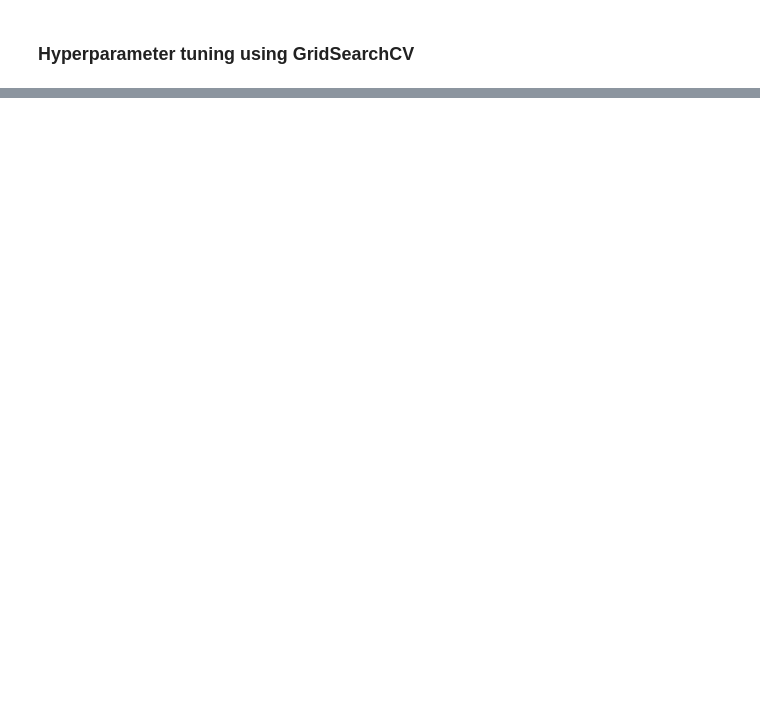
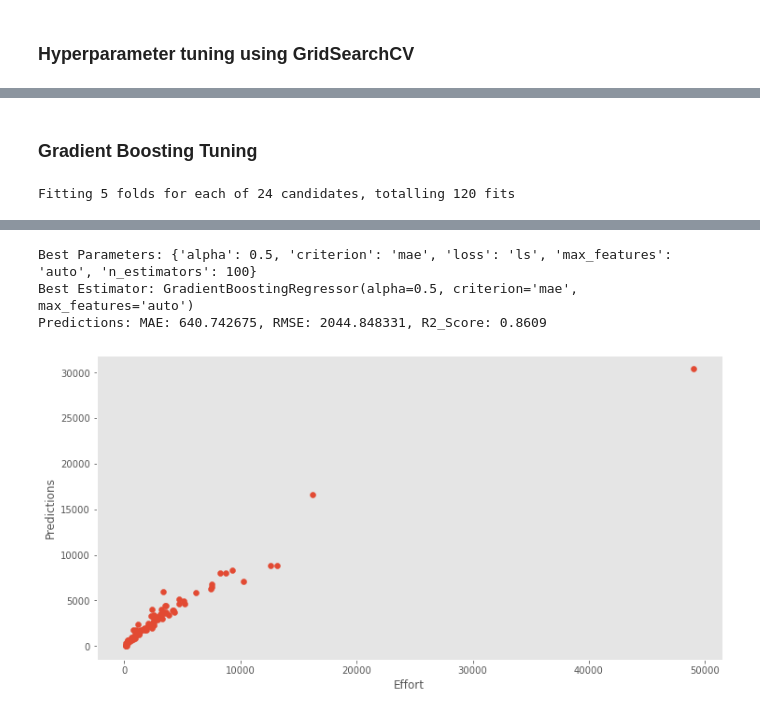
Before and after one commit to bharatnilam/Software-Effort-Estimation-Using-Machine-Learning-Techniques, a Jupyter notebook: China/ch_effort_estimation_final.ipynb, the cells around one changed output, grey strips where cells are left out. Cells and saved outputs as stored; diff of their text form; code cells hidden in the pictures; blank space fills up the shorter version.

```diff
--- a/China/ch_effort_estimation_final.ipynb
+++ b/China/ch_effort_estimation_final.ipynb
@@ -348,0 +402,12 @@ def grid(model, param_grid):
+# %% [markdown]
+### Gradient Boosting Tuning
+# %%
+gb_param_grid = {'loss':['ls', 'lad'],
+                'n_estimators':[70,100],
+                'criterion':['mse', 'mae'],
+                'max_features':['auto'],
+                'alpha':[0.5,0.9,2]}
+
+grid(GradientBoostingRegressor(), gb_param_grid)
+# %% [output]
+Fitting 5 folds for each of 24 candidates, totalling 120 fits
@@ -348,0 +418,4 @@ def grid(model, param_grid):
+Best Parameters: {'alpha': 0.5, 'criterion': 'mae', 'loss': 'ls', 'max_features': 'auto', 'n_estimators': 100}
+Best Estimator: GradientBoostingRegressor(alpha=0.5, criterion='mae', max_features='auto')
+Predictions: MAE: 640.742675, RMSE: 2044.848331, R2_Score: 0.8609
+[figure, added]
```
Also changed, not shown: parts of 32 cells of this notebook.
